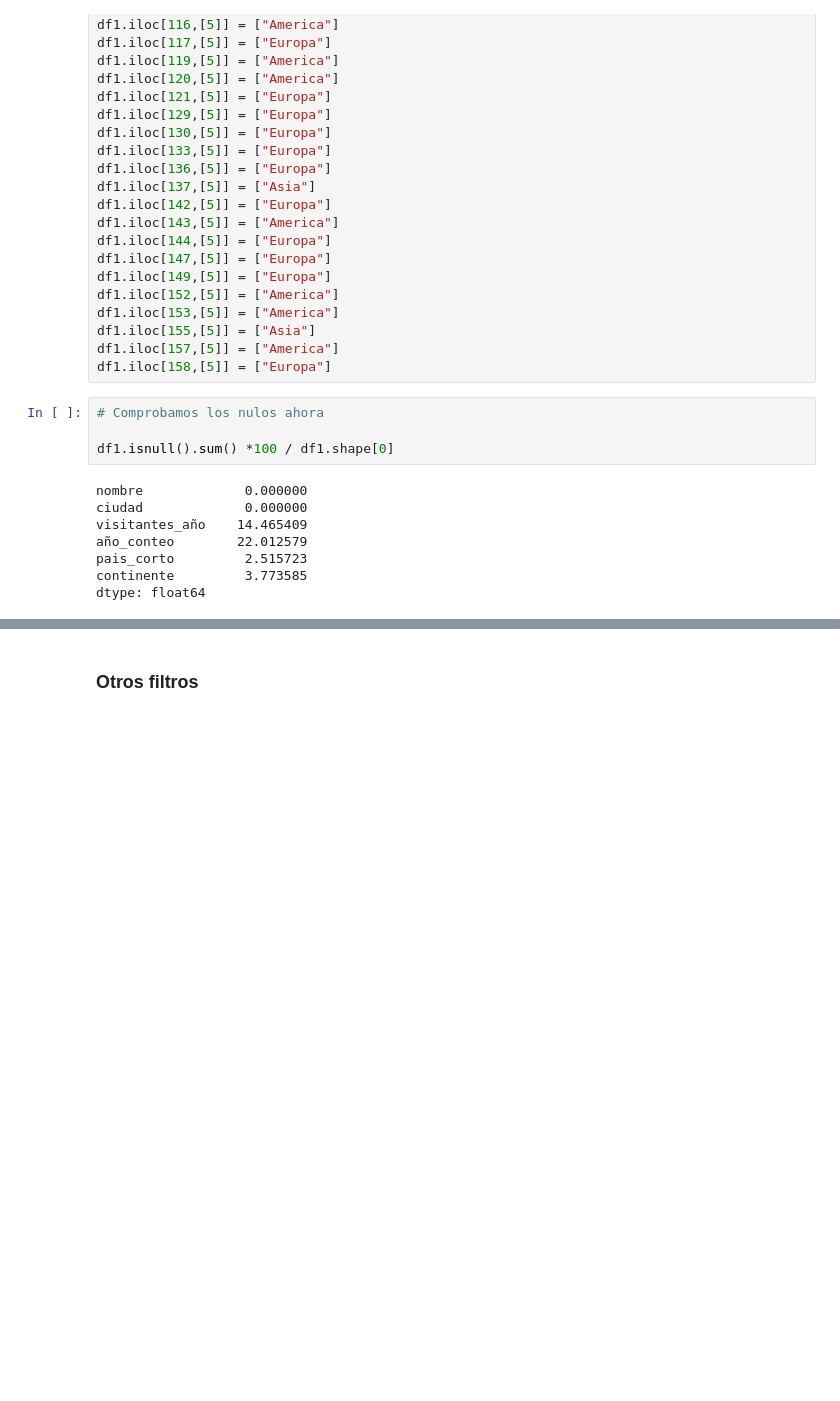
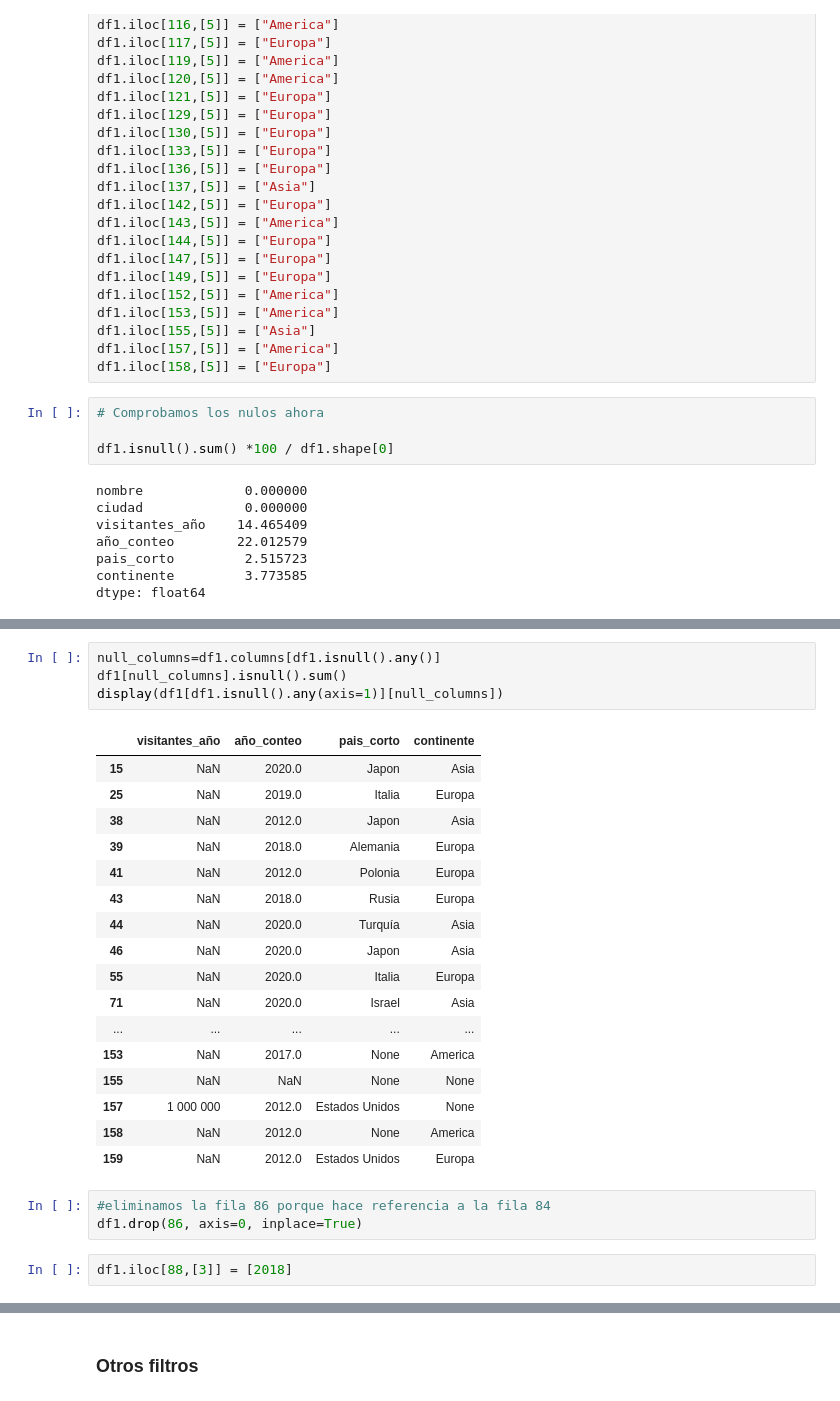
Before and after one commit to Adalab/Da-promo-c-modulo-3-sprint-2-Judith_Mina, a Jupyter notebook: Monumentos1.ipynb, the cells around one changed output, grey strips where cells are left out. Cells and saved outputs as stored; diff of their text form; blank space fills up the shorter version.

```diff
--- a/Monumentos1.ipynb
+++ b/Monumentos1.ipynb
@@ -815,0 +904,27 @@ dtype: float64
+# %%
+null_columns=df1.columns[df1.isnull().any()]
+df1[null_columns].isnull().sum()
+display(df1[df1.isnull().any(axis=1)][null_columns])
+# %% [output]
+|  | visitantes_año | año_conteo | pais_corto | continente |
+| 15 | NaN | 2020.0 | Japon | Asia |
+| 25 | NaN | 2019.0 | Italia | Europa |
+| 38 | NaN | 2012.0 | Japon | Asia |
+| 39 | NaN | 2018.0 | Alemania | Europa |
+| 41 | NaN | 2012.0 | Polonia | Europa |
+| 43 | NaN | 2018.0 | Rusia | Europa |
+| 44 | NaN | 2020.0 | Turquía | Asia |
+| 46 | NaN | 2020.0 | Japon | Asia |
+| 55 | NaN | 2020.0 | Italia | Europa |
+| 71 | NaN | 2020.0 | Israel | Asia |
+| ... | ... | ... | ... | ... |
+| 153 | NaN | 2017.0 | None | America |
+| 155 | NaN | NaN | None | None |
+| 157 | 1 000 000 | 2012.0 | Estados Unidos | None |
+| 158 | NaN | 2012.0 | None | America |
+| 159 | NaN | 2012.0 | Estados Unidos | Europa |
+# %%
+#eliminamos la fila 86 porque hace referencia a la fila 84
+df1.drop(86, axis=0, inplace=True)
+# %%
+df1.iloc[88,[3]] = [2018]
```
Also changed, not shown: parts of 37 cells of this notebook, 3 other files.
